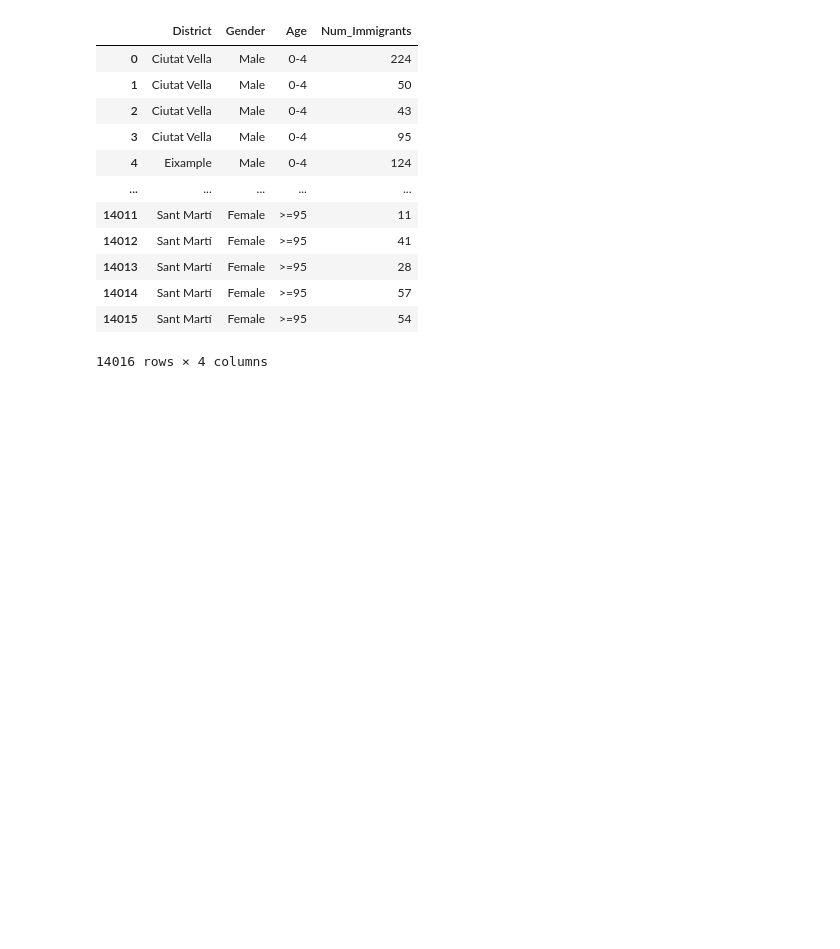
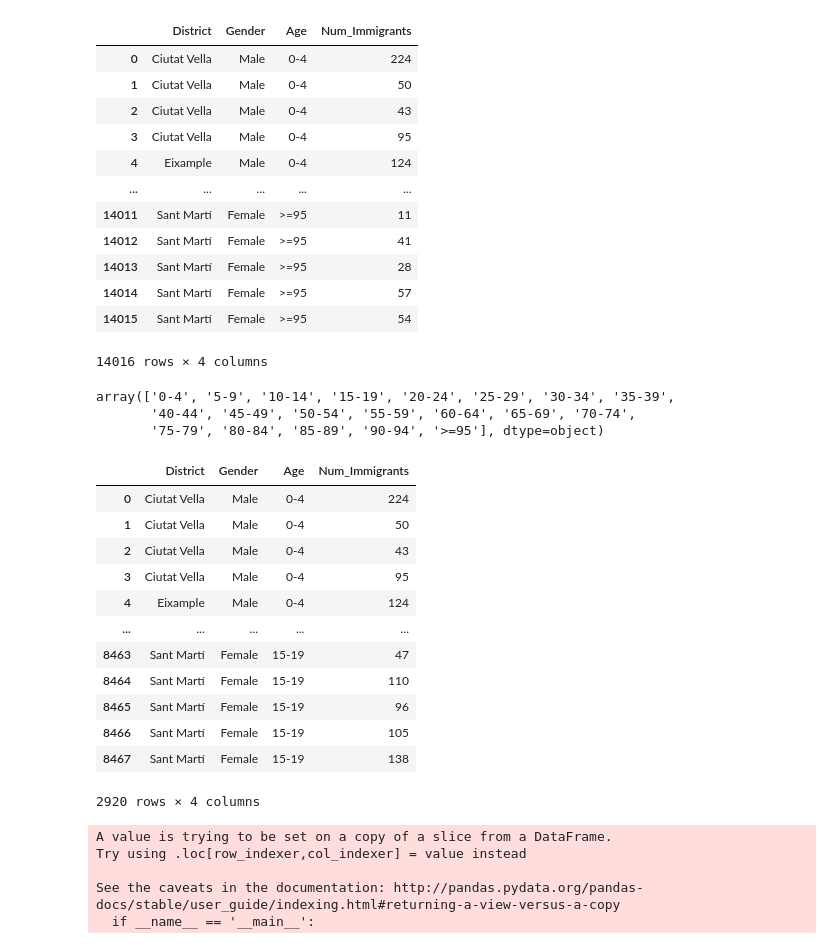
Before and after one commit to estefaniaespinar/Project-Week-2-Barcelona, a Jupyter notebook: your-project/analysis.ipynb, the cells around one changed output. Saved outputs shown, nothing was run; the diff lists cells and outputs as text; code cells hidden in the pictures; blank space fills up the shorter version.

Commit message:
analysis updated with dataframe population_agegroups

```diff
--- a/your-project/analysis.ipynb
+++ b/your-project/analysis.ipynb
@@ -263,3 +276,32 @@ population
 | 14014 | Sant Martí | Female | >=95 | 57 |
 | 14015 | Sant Martí | Female | >=95 | 54 |
 14016 rows × 4 columns
+# %%
+# We are checking the unique values for the column 'Age' to be sure there are no surprises.
+population['Age'].unique()
+# %% [output]
+array(['0-4', '5-9', '10-14', '15-19', '20-24', '25-29', '30-34', '35-39',
+       '40-44', '45-49', '50-54', '55-59', '60-64', '65-69', '70-74',
+       '75-79', '80-84', '85-89', '90-94', '>=95'], dtype=object)
+# %%
+# the values are the same as the previous dataset, so we will group them in the same groups: 0-19, 20-39, 40-64 and >= 64
+pop_group0_19 = population.loc[(population.Age.isin(['0-4','5-9','10-14','15-19'])),]
+pop_group20_39 = population.loc[(population.Age.isin(['20-24','25-29','30-34','35-39'])),]
+pop_group40_64 = population.loc[(population.Age.isin(['40-44','45-49','50-54','55-59', '60-64'])),]
+pop_group_65over = population.loc[(population.Age.isin(['65-69','70-79', '80-84', '85-89', '90-94', '95-99', '>=100'])),]
+# %%
+pop_group0_19
+# %% [output]
+|  | District | Gender | Age | Num_Immigrants |
+| 0 | Ciutat Vella | Male | 0-4 | 224 |
+| 1 | Ciutat Vella | Male | 0-4 | 50 |
+| 2 | Ciutat Vella | Male | 0-4 | 43 |
+| 3 | Ciutat Vella | Male | 0-4 | 95 |
+| 4 | Eixample | Male | 0-4 | 124 |
+| ... | ... | ... | ... | ... |
+| 8463 | Sant Martí | Female | 15-19 | 47 |
+| 8464 | Sant Martí | Female | 15-19 | 110 |
+| 8465 | Sant Martí | Female | 15-19 | 96 |
+| 8466 | Sant Martí | Female | 15-19 | 105 |
+| 8467 | Sant Martí | Female | 15-19 | 138 |
+2920 rows × 4 columns
@@ -265,0 +321,13 @@ population
+# %%
+# we apply the function to all 4 groups of age
+
+pop_group0_19 = change_age_gender(pop_group0_19, "0-19")
+pop_group20_39 = change_age_gender(pop_group20_39, "20-39")
+pop_group40_64 = change_age_gender(pop_group40_64, "40-64")
+pop_group_65over = change_age_gender(pop_group_65over, ">= 65")
+# %% [output]
+A value is trying to be set on a copy of a slice from a DataFrame.
+Try using .loc[row_indexer,col_indexer] = value instead
+
+See the caveats in the documentation: http://pandas.pydata.org/pandas-docs/stable/user_guide/indexing.html#returning-a-view-versus-a-copy
+  if __name__ == '__main__':
```
Also changed, not shown: parts of 6 cells of this notebook.
